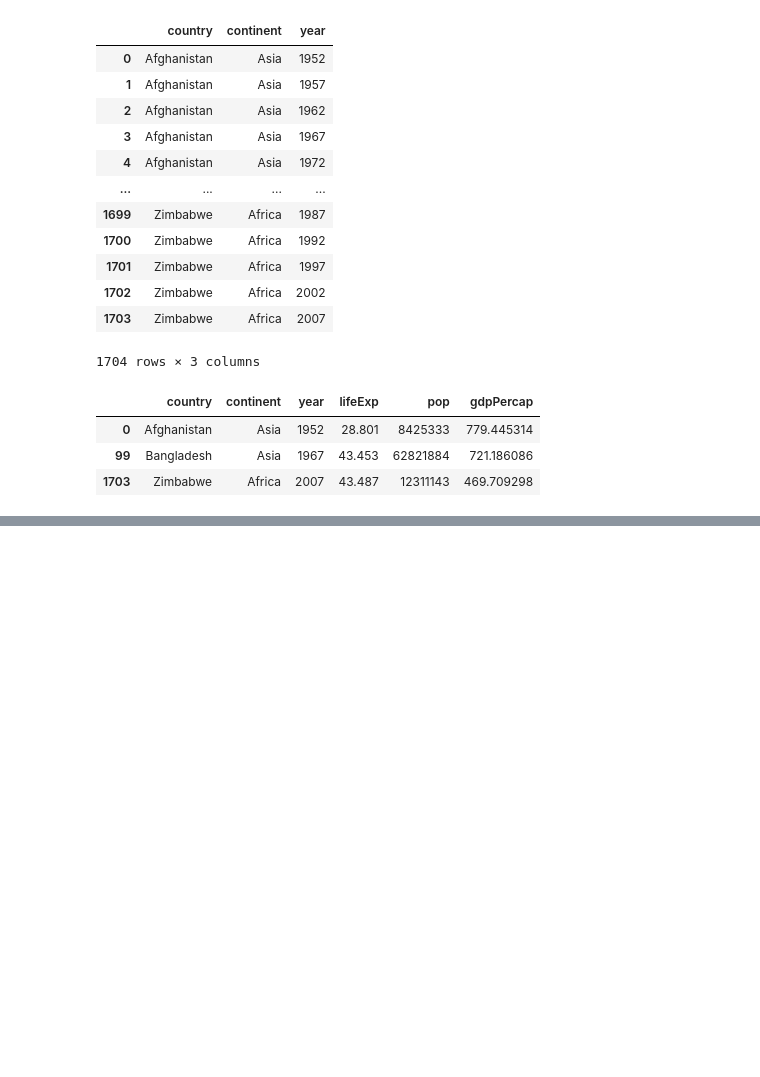
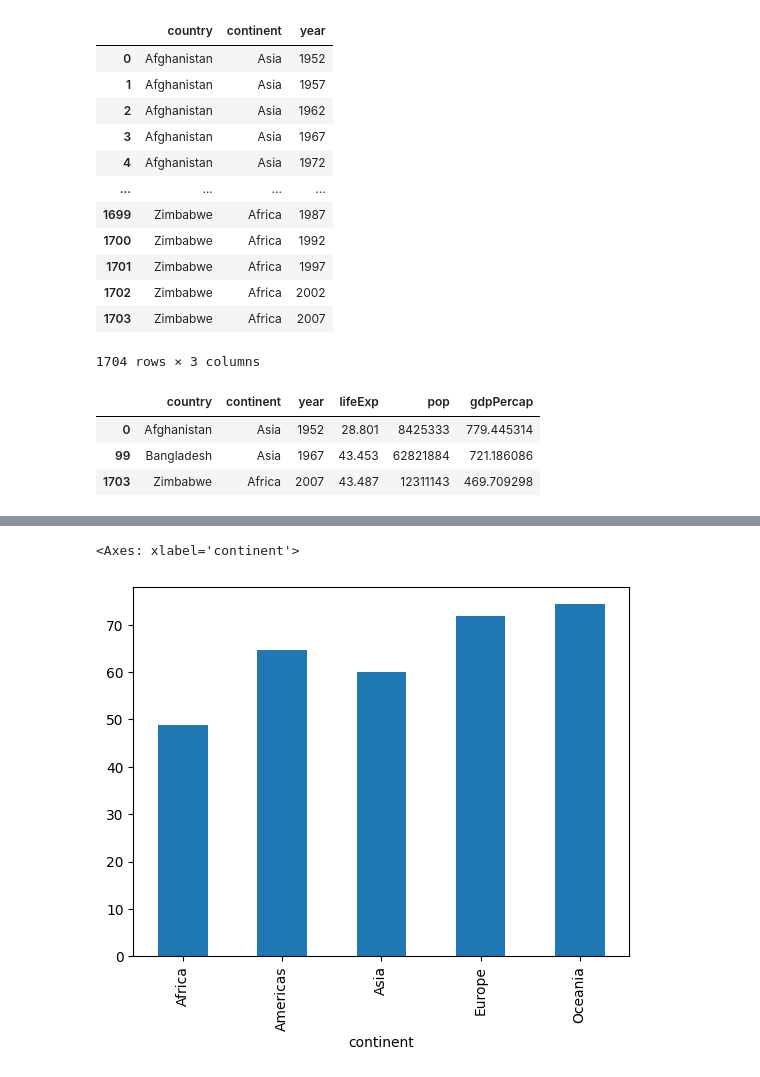
Before and after one commit to irisyshin/hipython_rep, a Jupyter notebook: 13_데이터프레임연습.ipynb, the cells around one changed output, grey strips where cells are left out. Saved outputs shown, nothing was run; the diff lists cells and outputs as text; code cells hidden in the pictures; blank space fills up the shorter version.

```diff
--- a/13_데이터프레임연습.ipynb
+++ b/13_데이터프레임연습.ipynb
@@ -70,0 +347,6 @@ df1.iloc[[0,99,-1]]
+# %%
+g_df_mean = df1.groupby(['continent'])['lifeExp'].mean()
+g_df_mean.plot(kind='bar')
+# %% [output]
+<Axes: xlabel='continent'>
+[figure, added]
```
Also changed, not shown: parts of 20 cells of this notebook, 11 other files.
